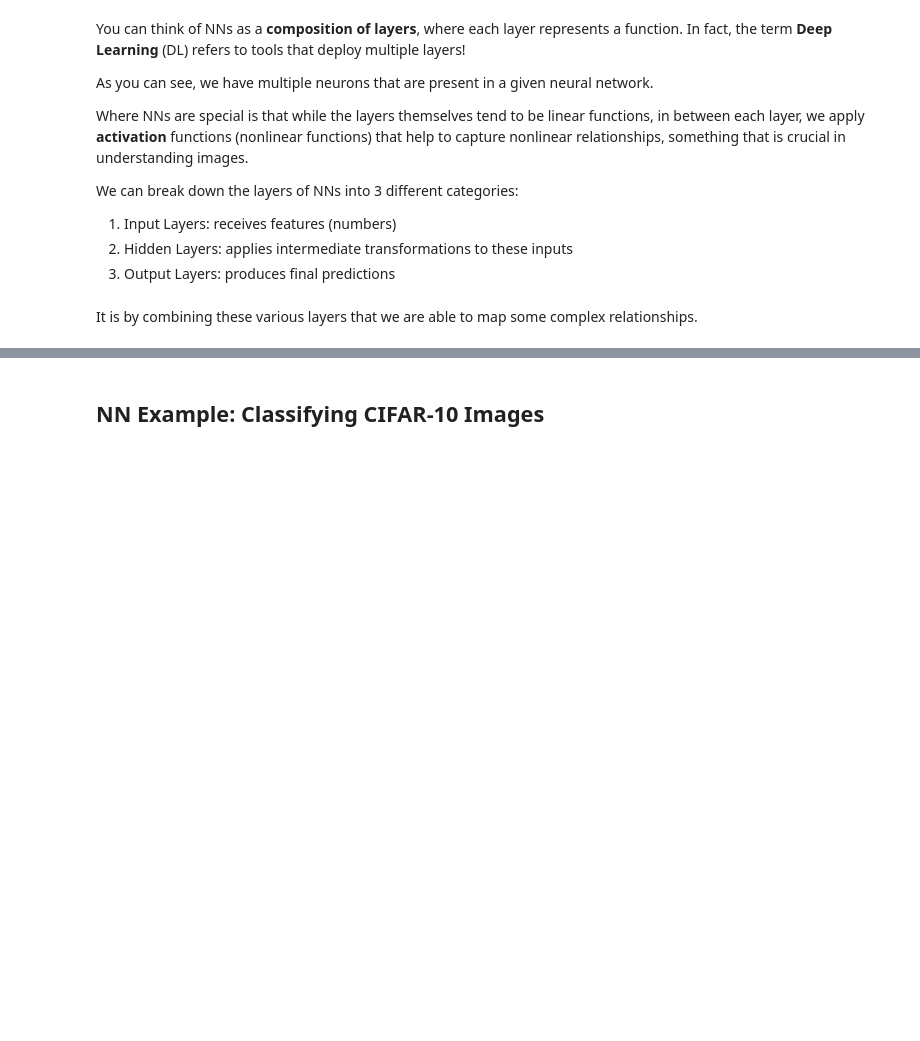
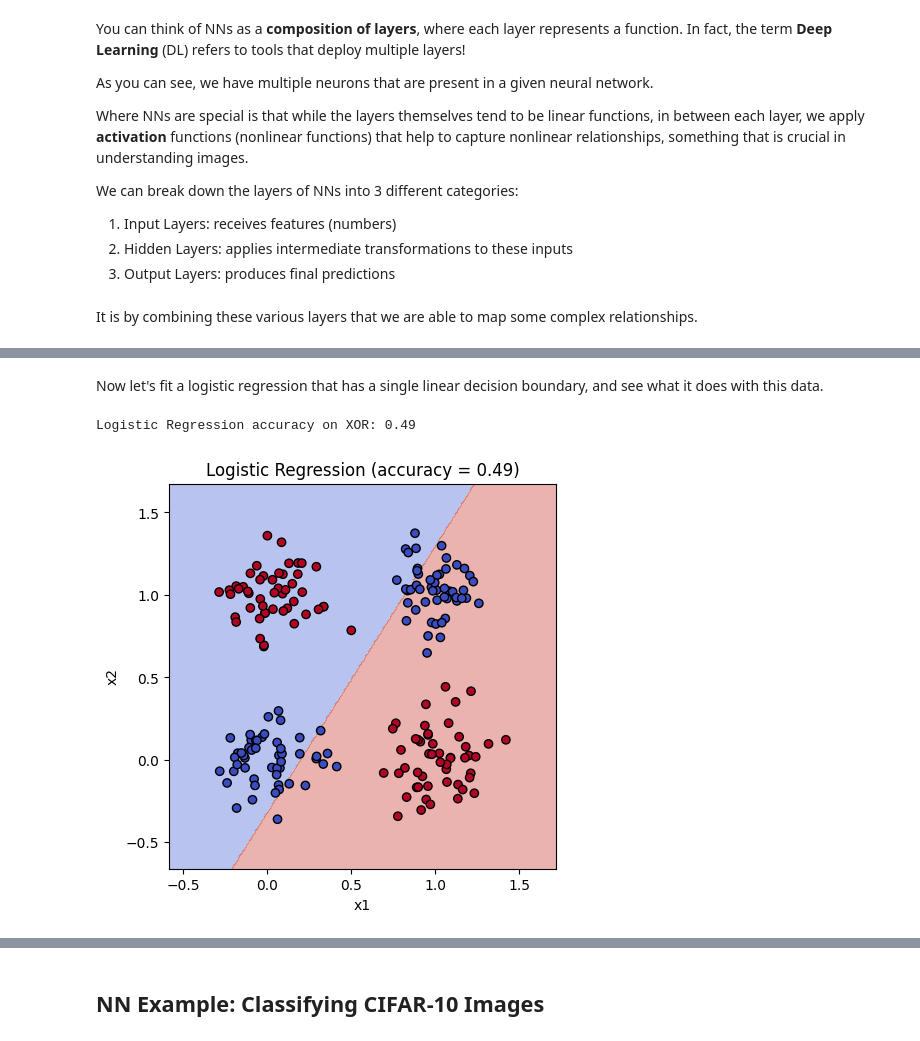
Before and after one commit to nickmelamed/mortorq_instruction, a Jupyter notebook: ml_resources/cv_primer/03-neural-networks.ipynb, the cells around one changed output, grey strips where cells are left out. Drawn from its saved outputs; the diff is of its cells as text; code cells hidden in the pictures; blank space fills up the shorter version.

```diff
--- a/ml_resources/cv_primer/03-neural-networks.ipynb
+++ b/ml_resources/cv_primer/03-neural-networks.ipynb
@@ -83,0 +118,26 @@ It is by combining these various layers that we are able to map some complex rel
+# %% [markdown]
+Now let's fit a logistic regression that has a single linear decision boundary, and see what it does with this data.
+# %%
+def plot_decision_boundary(model, X, y, title):
+    x_min, x_max = X[:, 0].min() - 0.3, X[:, 0].max() + 0.3
+    y_min, y_max = X[:, 1].min() - 0.3, X[:, 1].max() + 0.3
+    xx, yy = np.meshgrid(np.linspace(x_min, x_max, 300), np.linspace(y_min, y_max, 300))
+    Z = model.predict(np.c_[xx.ravel(), yy.ravel()]).reshape(xx.shape)
+
+    plt.figure(figsize=(5, 5))
+    plt.contourf(xx, yy, Z, cmap='coolwarm', alpha=0.4)
+    plt.scatter(X[:, 0], X[:, 1], c=y, cmap='coolwarm', edgecolor='k')
+    plt.title(title)
+    plt.xlabel("x1")
+    plt.ylabel("x2")
+    plt.show()
+
+logreg_xor = LogisticRegression(random_state=1515, max_iter=1000)
+logreg_xor.fit(X_xor, y_xor)
+logreg_xor_acc = logreg_xor.score(X_xor, y_xor)
+print(f"Logistic Regression accuracy on XOR: {logreg_xor_acc:.2f}")
+
+plot_decision_boundary(logreg_xor, X_xor, y_xor, f"Logistic Regression (accuracy = {logreg_xor_acc:.2f})")
+# %% [output]
+Logistic Regression accuracy on XOR: 0.49
+[figure, added]
```
Also changed, not shown: parts of 15 cells of this notebook, 6 other files.
